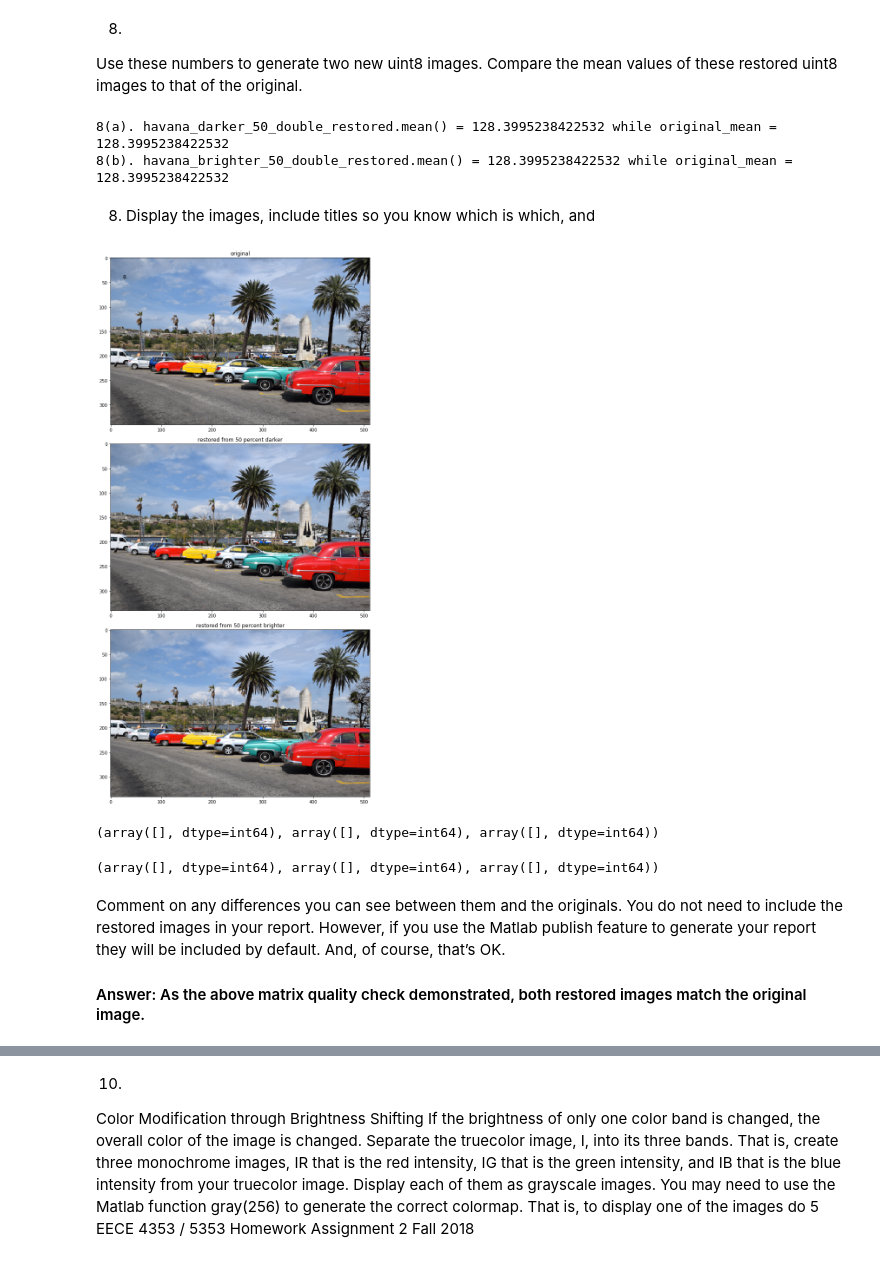
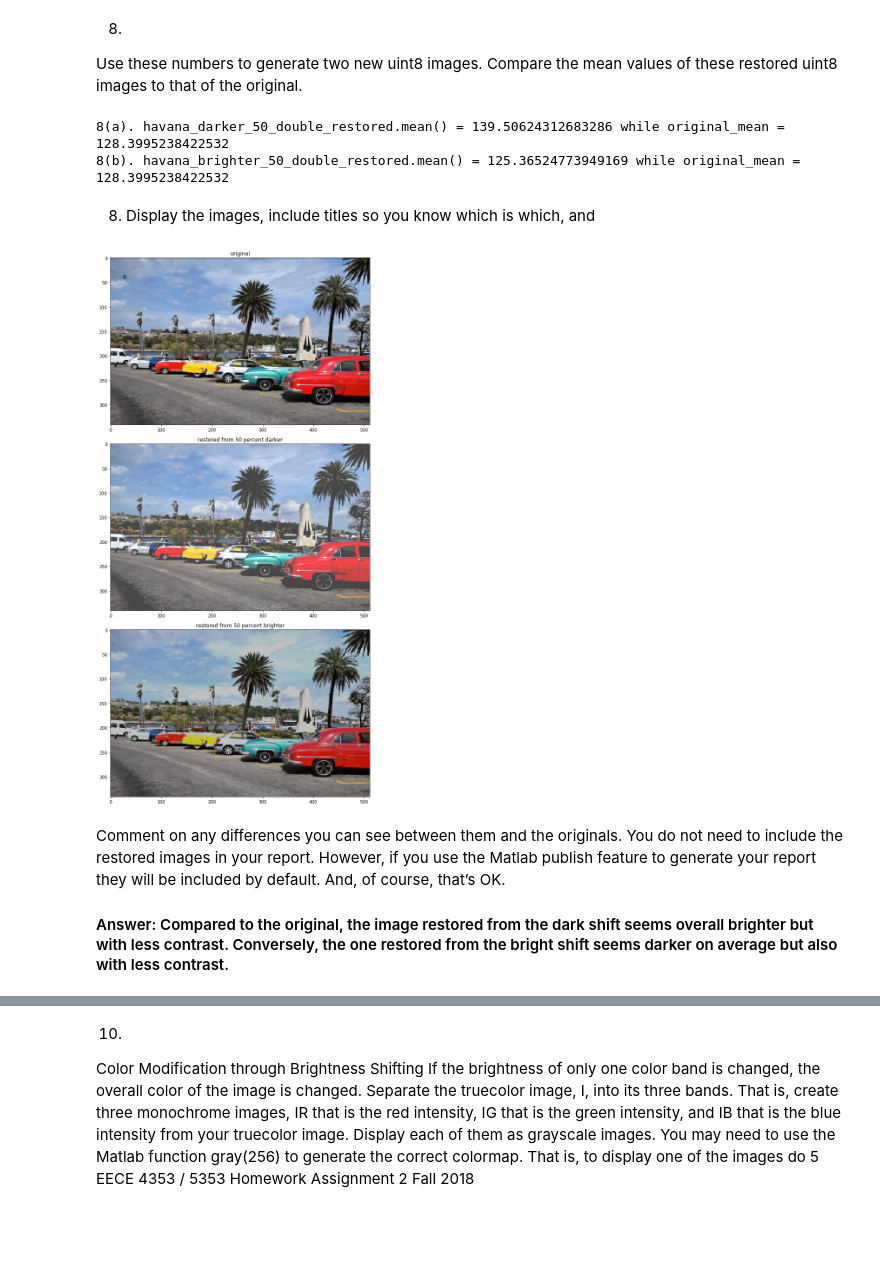
Before and after one commit to zhanwenchen/-image_processing_hw2, a Jupyter notebook: HW2.ipynb, the cells around one changed output, grey strips where cells are left out. Cells and saved outputs as stored; diff of their text form; code cells hidden in the pictures; blank space fills up the shorter version.

```diff
--- a/HW2.ipynb
+++ b/HW2.ipynb
@@ -59,10 +59,10 @@ Return the brightness-shifted, class uint8 image.
 
 This function should not be long, so include the code in your report here, rather than in an appendix. If you are using Matlab ’s code sections and publish function just cut and paste the function’s code into the section and comment every line of it.
 # %%
-def adjustBrithness(image, p):
+def adjustBrightness(image, p):
     mean = image.mean()
     brightness_shift = (p/100.0 - 1.0) * mean;
-    return np.add(image, brightness_shift).clip(0, 255).astype('uint8') # must clip: otherwise 256=>1 instead of 255
+    return np.rint(np.add(image, brightness_shift).clip(0, 255)).astype('uint8') # must clip: otherwise 256=>1 instead of 255
 # %% [markdown]
 3.
 
@@ -70,10 +70,10 @@ Increase and decrease the brightness of your image by 10% and by 50%. Then you w
 
 Display these in your report, each with a caption indicating which one it is. If you were to look at the 10% brightness-shifted images and the original separately in random order, viewing other images between them, do you think you could accurately tell which was which? What about the 50% shifted images?
 # %%
-havana_darker_10 = adjustBrithness(havana_np, 90)
-havana_brighter_10 = adjustBrithness(havana_np, 110)
-havana_darker_50 = adjustBrithness(havana_np, 50)
-havana_brighter_50 = adjustBrithness(havana_np, 150)
+havana_darker_10 = adjustBrightness(havana_np, 90)
+havana_brighter_10 = adjustBrightness(havana_np, 110)
+havana_darker_50 = adjustBrightness(havana_np, 50)
+havana_brighter_50 = adjustBrightness(havana_np, 150)
 # %%
 # Display the original for comparison
 plt.imshow(havana)
@@ -335,49 +335,40 @@ $$
 
 Use these numbers to generate two new uint8 images. Compare the mean values of these restored uint8 images to that of the original.
 # %%
-havana_darker_50_double_restored = np.rint(adjustBrithness_double(havana_darker_50_double, 200).clip(0, 255)).astype('uint8')
-havana_brighter_50_double_restored = np.rint(adjustBrithness_double(havana_brighter_50_double, 200/3).clip(0, 255)).astype('uint8')
+havana_darker_50_restored = adjustBrightness(havana_darker_50, 200)
+havana_brighter_50_restored = adjustBrightness(havana_brighter_50, 200/3)
 
-print('8(a). havana_darker_50_double_restored.mean() =', havana_darker_50_double_restored.mean(), 'while original_mean =', original_mean)
-print('8(b). havana_brighter_50_double_restored.mean() =', havana_brighter_50_double_restored.mean(), 'while original_mean =', original_mean)
+print('8(a). havana_darker_50_double_restored.mean() =', havana_darker_50_restored.mean(), 'while original_mean =', original_mean)
+print('8(b). havana_brighter_50_double_restored.mean() =', havana_brighter_50_restored.mean(), 'while original_mean =', original_mean)
 # %% [output]
-8(a). havana_darker_50_double_restored.mean() = 128.3995238422532 while original_mean = 128.3995238422532
-8(b). havana_brighter_50_double_restored.mean() = 128.3995238422532 while original_mean = 128.3995238422532
+8(a). havana_darker_50_double_restored.mean() = 139.50624312683286 while original_mean = 128.3995238422532
+8(b). havana_brighter_50_double_restored.mean() = 125.36524773949169 while original_mean = 128.3995238422532
 # %% [markdown]
 8. Display the images, include titles so you know which is which, and
 # %%
 image_size = 3
 fig, axes = plt.subplots(3, 1, figsize=(3*image_size,6*image_size))
 fig.suptitle('8.', x=0.1, y=0.95, horizontalalignment='left')
 
 axes[0].imshow(havana_np, aspect='auto')
 axes[0].set_title('original')
 
-axes[1].imshow(havana_darker_50_double_restored, aspect='auto')
+axes[1].imshow(havana_darker_50_restored, aspect='auto')
 axes[1].set_title('restored from 50 percent darker')
 
-axes[2].imshow(havana_brighter_50_double_restored, aspect='auto')
+axes[2].imshow(havana_brighter_50_restored, aspect='auto')
 axes[2].set_title('restored from 50 percent brighter')
 
 
-# [ax.axis('equal') for ax in axes]
 [ax.set_anchor('W') for ax in axes] # left align all three images
 plt.tight_layout()
 plt.show()
 # %% [output]
-[figure, old version]
+[figure, new version]
-# %%
-np.where(havana_np != havana_brighter_50_double_restored)
-# %% [output]
-(array([], dtype=int64), array([], dtype=int64), array([], dtype=int64))
-# %%
-np.where(havana_darker_50_double_restored != havana_brighter_50_double_restored)
-# %% [output]
-(array([], dtype=int64), array([], dtype=int64), array([], dtype=int64))
 # %% [markdown]
 Comment on any differences you can see between them and the originals. You do not need to include the restored images in your report. However, if you use the Matlab publish feature to generate your report they will be included by default. And, of course, that’s OK.
 
-#### Answer: As the above matrix quality check demonstrated, both restored images match the original image.
+#### Answer: Compared to the original, the image restored from the dark shift seems overall brighter but with less contrast. Conversely, the one restored from the bright shift seems darker on average but also with less contrast.
 # %% [markdown]
 9.
 
```
Also changed, not shown: parts of 4 cells of this notebook.
